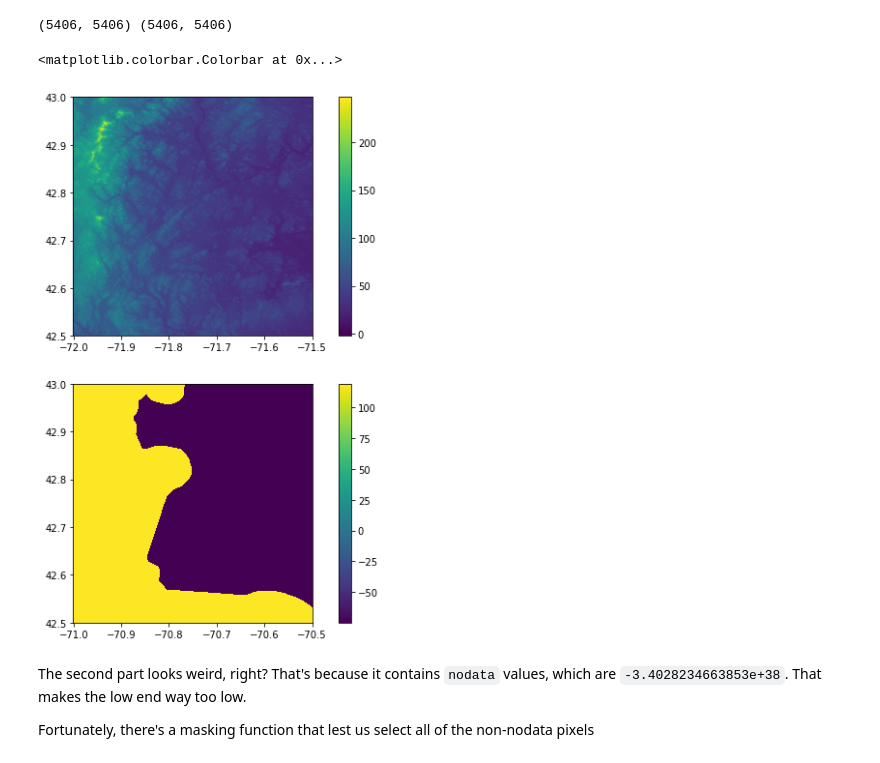
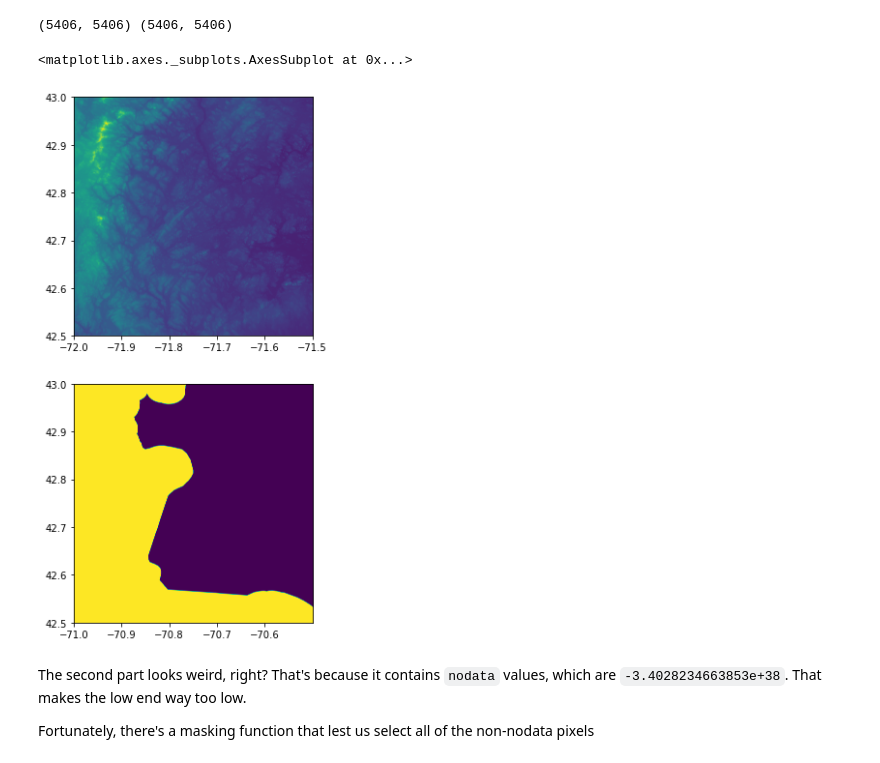
Before and after one commit to bwsi-remote-sensing-2020/05-Intro_to_Rasters_and_Satellite_Imagery, a Jupyter notebook: 07b_Integrating_raster_and_vector_GIS_data.ipynb, the cells around one changed output. Saved outputs shown, nothing was run; the diff lists cells and outputs as text; code cells hidden in the pictures.

```diff
--- a/07b_Integrating_raster_and_vector_GIS_data.ipynb
+++ b/07b_Integrating_raster_and_vector_GIS_data.ipynb
@@ -137,14 +154,12 @@ print(tile1.shape, tile2.shape)
 # %%
 fig = plt.figure(figsize=[10,10])
 ax1 = fig.add_subplot(2,1,1)
 rasterio.plot.show(tile1, ax=ax1, transform=tile1_transform)
-fig.colorbar(p1, ax=ax1)
 ax2 = fig.add_subplot(2,1,2)
 rasterio.plot.show(tile2, ax=ax2, transform=tile2_transform)
-fig.colorbar(p2, ax=ax2)
 # %% [output]
-<matplotlib.colorbar.Colorbar at 0x...>
+<matplotlib.axes._subplots.AxesSubplot at 0x...>
-[figure, old version]
+[figure, new version]
 # %% [markdown]
 The second part looks weird, right? That's because it contains `nodata` values, which are `-3.4028234663853e+38`. That makes the low end way too low.
 
```
Also changed, not shown: parts of 5 cells of this notebook.
